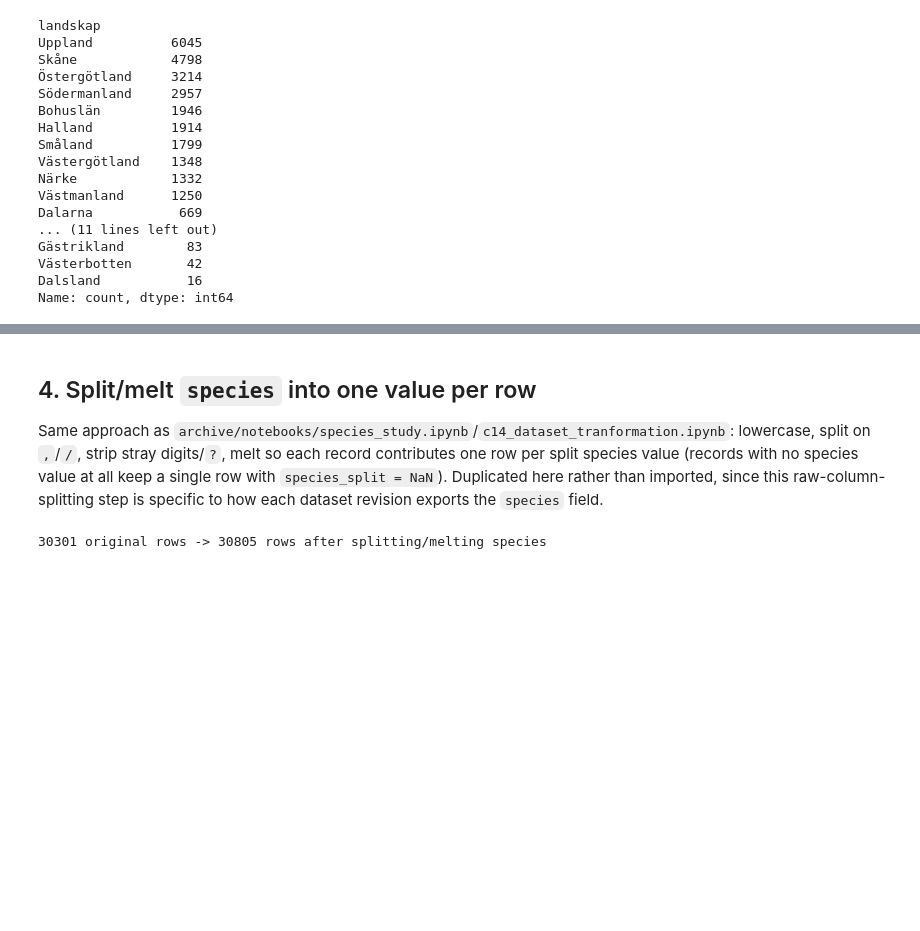
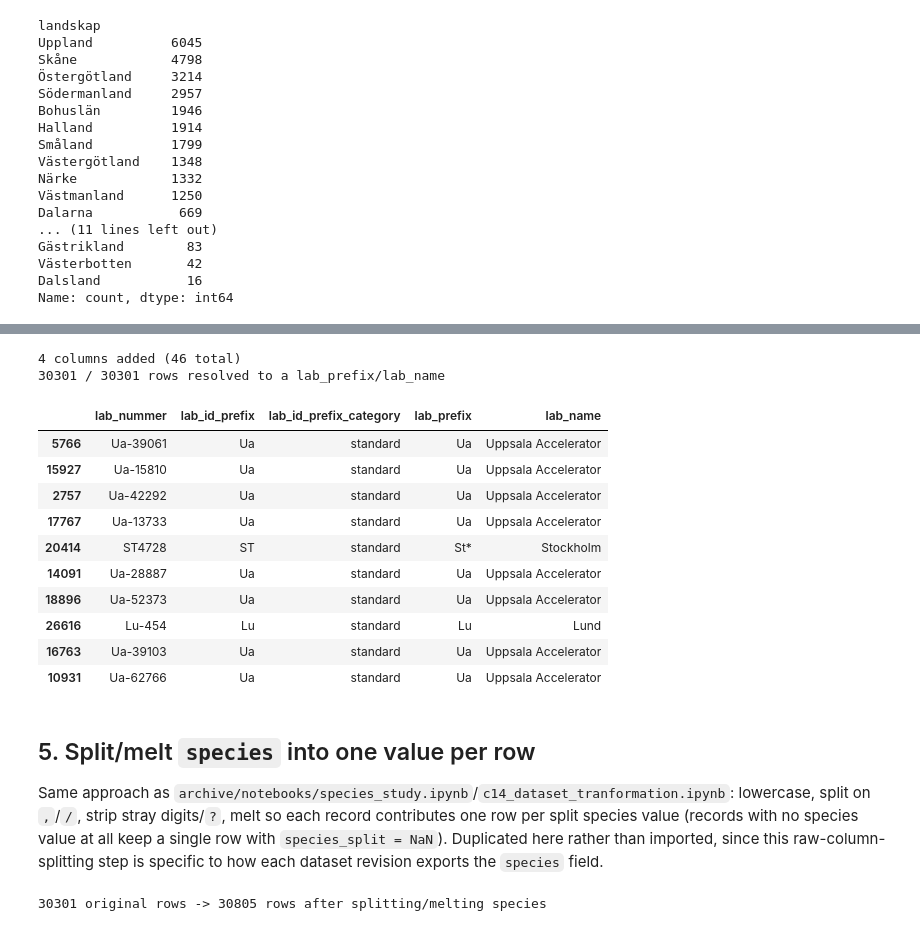
Before and after one commit to Br1CM/sead_strucke_data_cleaning, a Jupyter notebook: current/notebooks/c14_v1_dataset_transformation.ipynb, the cells around one changed output, grey strips where cells are left out. Cells and saved outputs as stored; diff of their text form; code cells hidden in the pictures; blank space fills up the shorter version.

```diff
--- a/current/notebooks/c14_v1_dataset_transformation.ipynb
+++ b/current/notebooks/c14_v1_dataset_transformation.ipynb
@@ -197,5 +220,31 @@ Name: count, dtype: int64
+# %%
+LAB_MAPPING_PATH = Path('../data/manual_resolutions/lab_prefix_name_manual_resolution.csv')
+lab_manual_df = pd.read_csv(
+    LAB_MAPPING_PATH, keep_default_na=False, na_values=[''],
+)
+
+before_cols = len(df.columns)
+df = lab_resolution.resolve_lab_prefix_name(df, lab_manual_df, lab_id_col='lab_nummer')
+print(f'{len(df.columns) - before_cols} columns added ({len(df.columns)} total)')
+
+print(f"{df['lab_prefix'].notna().sum()} / {len(df)} rows resolved to a lab_prefix/lab_name")
+df[['lab_nummer', 'lab_id_prefix', 'lab_id_prefix_category', 'lab_prefix', 'lab_name']].sample(10, random_state=1)
+# %% [output]
+4 columns added (46 total)
+30301 / 30301 rows resolved to a lab_prefix/lab_name
+|  | lab_nummer | lab_id_prefix | lab_id_prefix_category | lab_prefix | lab_name |
+| 5766 | Ua-39061 | Ua | standard | Ua | Uppsala Accelerator |
+| 15927 | Ua-15810 | Ua | standard | Ua | Uppsala Accelerator |
+| 2757 | Ua-42292 | Ua | standard | Ua | Uppsala Accelerator |
+| 17767 | Ua-13733 | Ua | standard | Ua | Uppsala Accelerator |
+| 20414 | ST4728 | ST | standard | St* | Stockholm |
+| 14091 | Ua-28887 | Ua | standard | Ua | Uppsala Accelerator |
+| 18896 | Ua-52373 | Ua | standard | Ua | Uppsala Accelerator |
+| 26616 | Lu-454 | Lu | standard | Lu | Lund |
+| 16763 | Ua-39103 | Ua | standard | Ua | Uppsala Accelerator |
+| 10931 | Ua-62766 | Ua | standard | Ua | Uppsala Accelerator |
 # %% [markdown]
-## 4. Split/melt `species` into one value per row
+## 5. Split/melt `species` into one value per row
 
 Same approach as `archive/notebooks/species_study.ipynb`/`c14_dataset_tranformation.ipynb`:
 lowercase, split on `,`/`/`, strip stray digits/`?`, melt so each record contributes one row per
```
Also changed, not shown: parts of 9 cells of this notebook, 3 other files.
